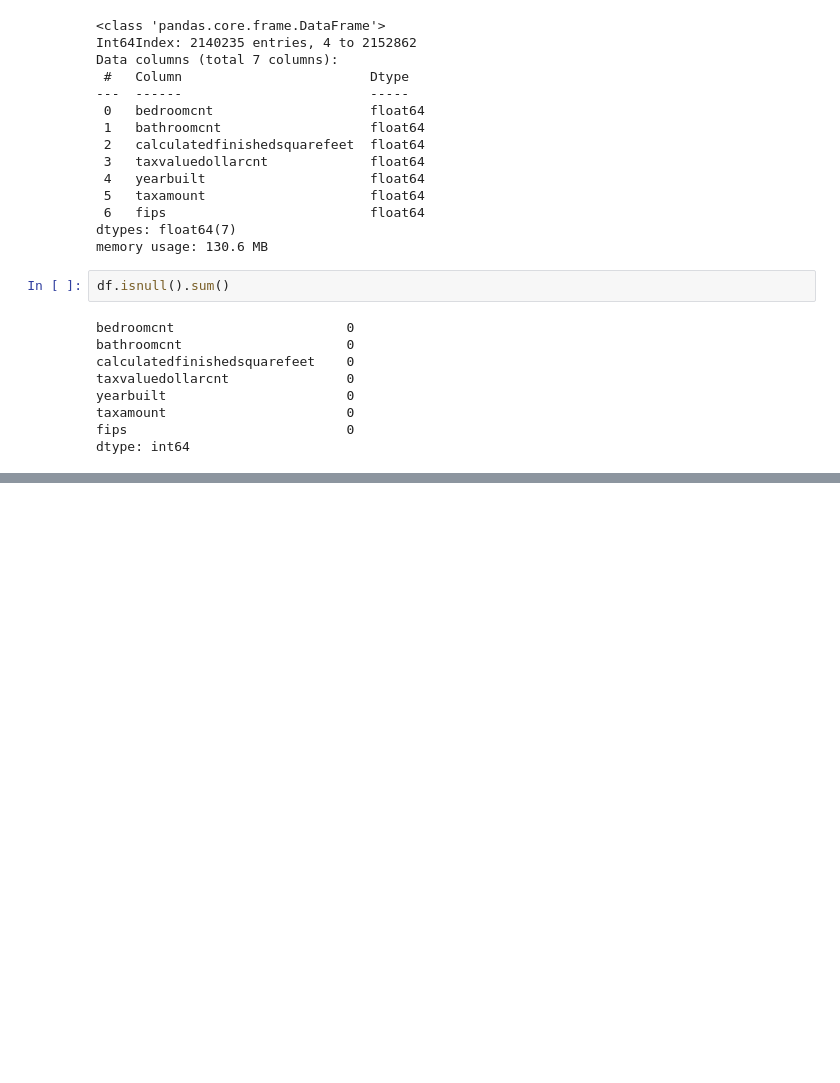
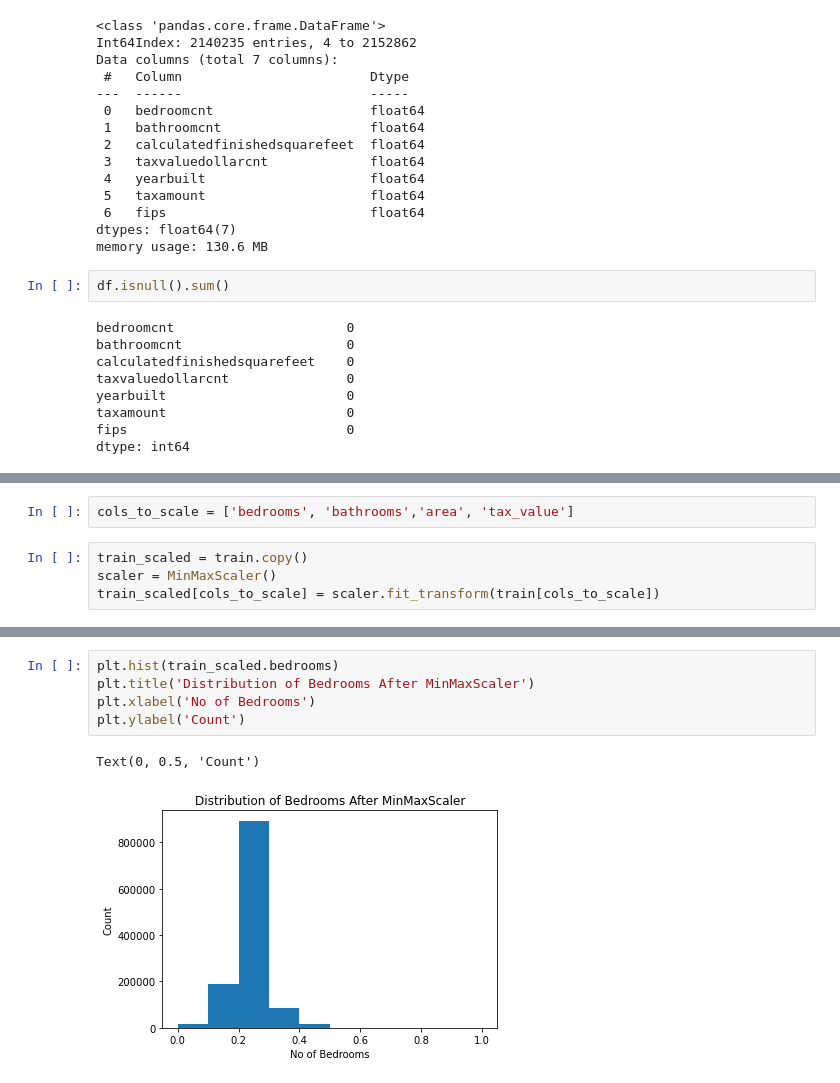
Before and after one commit to Addisalem-Kemal/Regression_exercises-, a Jupyter notebook: wrangle.ipynb, the cells around one changed output, grey strips where cells are left out. Saved outputs shown, nothing was run; the diff lists cells and outputs as text; blank space fills up the shorter version.

```diff
--- a/wrangle.ipynb
+++ b/wrangle.ipynb
@@ -290,0 +324,6 @@ Length: 2130214, dtype: int64
+# %%
+cols_to_scale = ['bedrooms', 'bathrooms','area', 'tax_value']
+# %%
+train_scaled = train.copy()
+scaler = MinMaxScaler()
+train_scaled[cols_to_scale] = scaler.fit_transform(train[cols_to_scale])
@@ -290,0 +354,8 @@ Length: 2130214, dtype: int64
+# %%
+plt.hist(train_scaled.bedrooms)
+plt.title('Distribution of Bedrooms After MinMaxScaler')
+plt.xlabel('No of Bedrooms')
+plt.ylabel('Count')
+# %% [output]
+Text(0, 0.5, 'Count')
+[figure, added]
```
Also changed, not shown: parts of 20 cells of this notebook.
